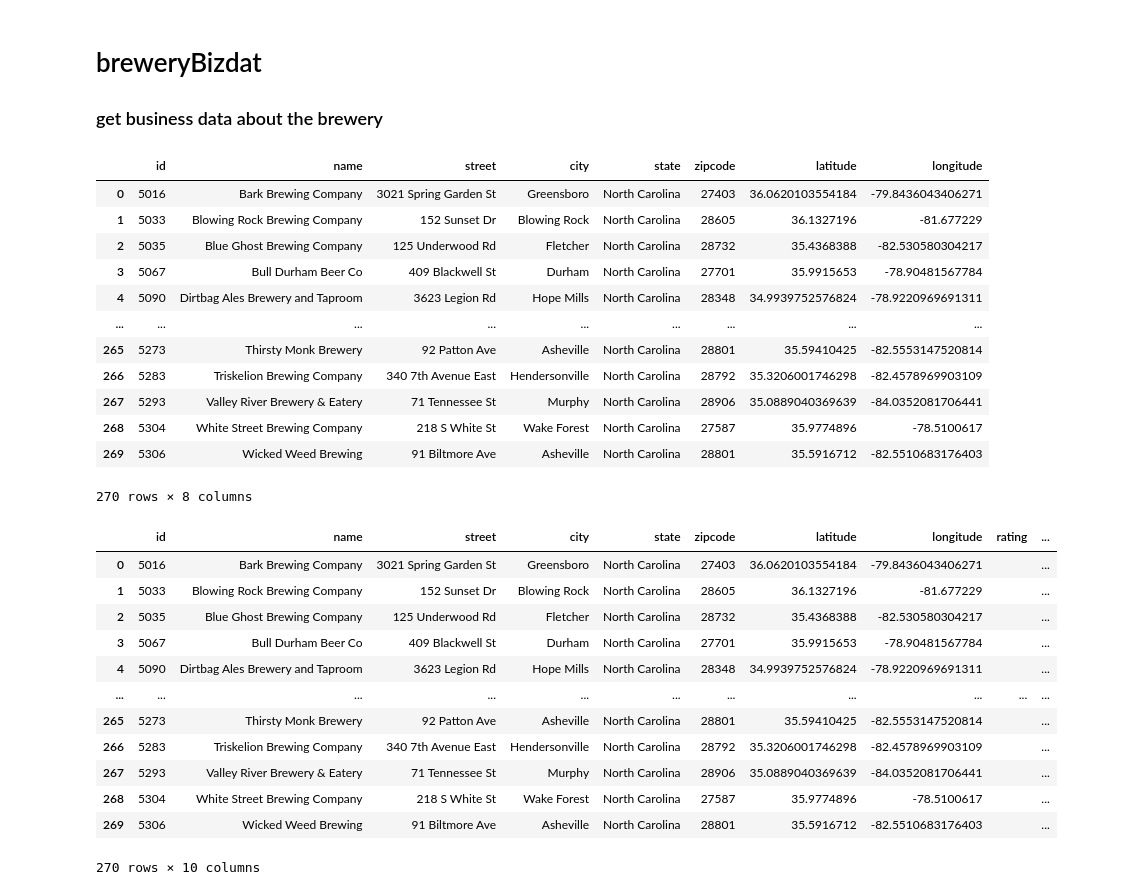
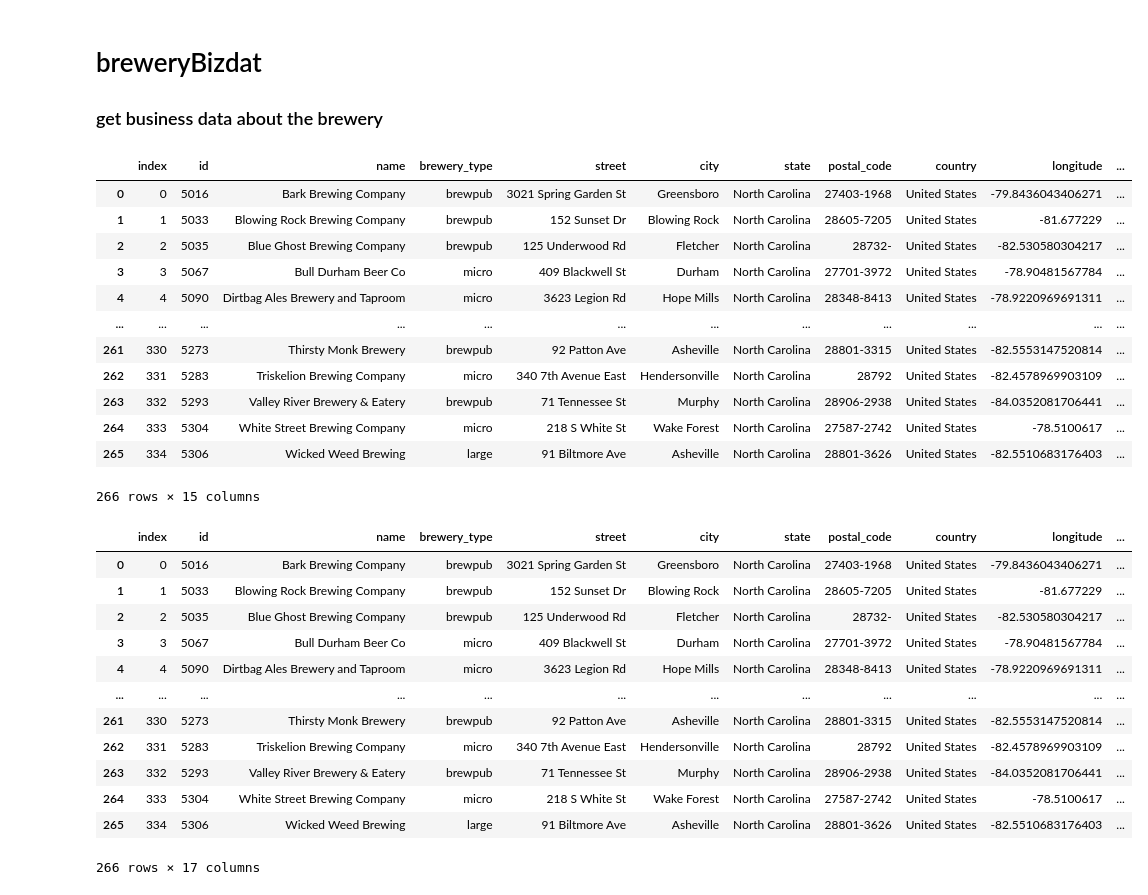
Before and after one commit to kodesiba/brew-venturing, a Jupyter notebook: dataCollection/breweryBizdat.ipynb, the cells around one changed output. Saved outputs shown, nothing was run; the diff lists cells and outputs as text; code cells hidden in the pictures.

```diff
--- a/dataCollection/breweryBizdat.ipynb
+++ b/dataCollection/breweryBizdat.ipynb
@@ -23,45 +23,45 @@ Base.prepare(engine, reflect=True)
 session = Session(engine)
 # %%
 #create dataframe
-brew_df = pd.read_sql_query("SELECT id, name, street, city, state, zipcode, latitude, longitude FROM breweries", con=engine)
+brew_df = pd.read_sql_query("SELECT * FROM breweries", con=engine)
 brew_df
 # %% [output]
-|  | id | name | street | city | state | zipcode | latitude | longitude |
-| 0 | 5016 | Bark Brewing Company | 3021 Spring Garden St | Greensboro | North Carolina | 27403 | 36.0620103554184 | -79.8436043406271 |
-| 1 | 5033 | Blowing Rock Brewing Company | 152 Sunset Dr | Blowing Rock | North Carolina | 28605 | 36.1327196 | -81.677229 |
-| 2 | 5035 | Blue Ghost Brewing Company | 125 Underwood Rd | Fletcher | North Carolina | 28732 | 35.4368388 | -82.530580304217 |
-| 3 | 5067 | Bull Durham Beer Co | 409 Blackwell St | Durham | North Carolina | 27701 | 35.9915653 | -78.90481567784 |
-| 4 | 5090 | Dirtbag Ales Brewery and Taproom | 3623 Legion Rd | Hope Mills | North Carolina | 28348 | 34.9939752576824 | -78.9220969691311 |
-| ... | ... | ... | ... | ... | ... | ... | ... | ... |
-| 265 | 5273 | Thirsty Monk Brewery | 92 Patton Ave | Asheville | North Carolina | 28801 | 35.59410425 | -82.5553147520814 |
-| 266 | 5283 | Triskelion Brewing Company | 340 7th Avenue East | Hendersonville | North Carolina | 28792 | 35.3206001746298 | -82.4578969903109 |
-| 267 | 5293 | Valley River Brewery & Eatery | 71 Tennessee St | Murphy | North Carolina | 28906 | 35.0889040369639 | -84.0352081706441 |
-| 268 | 5304 | White Street Brewing Company | 218 S White St | Wake Forest | North Carolina | 27587 | 35.9774896 | -78.5100617 |
-| 269 | 5306 | Wicked Weed Brewing | 91 Biltmore Ave | Asheville | North Carolina | 28801 | 35.5916712 | -82.5510683176403 |
+|  | index | id | name | brewery_type | street | city | state | postal_code | country | longitude | ... |
+| 0 | 0 | 5016 | Bark Brewing Company | brewpub | 3021 Spring Garden St | Greensboro | North Carolina | 27403-1968 | United States | -79.8436043406271 | ... |
+| 1 | 1 | 5033 | Blowing Rock Brewing Company | brewpub | 152 Sunset Dr | Blowing Rock | North Carolina | 28605-7205 | United States | -81.677229 | ... |
+| 2 | 2 | 5035 | Blue Ghost Brewing Company | brewpub | 125 Underwood Rd | Fletcher | North Carolina | 28732- | United States | -82.530580304217 | ... |
+| 3 | 3 | 5067 | Bull Durham Beer Co | micro | 409 Blackwell St | Durham | North Carolina | 27701-3972 | United States | -78.90481567784 | ... |
+| 4 | 4 | 5090 | Dirtbag Ales Brewery and Taproom | micro | 3623 Legion Rd | Hope Mills | North Carolina | 28348-8413 | United States | -78.9220969691311 | ... |
+| ... | ... | ... | ... | ... | ... | ... | ... | ... | ... | ... | ... |
+| 261 | 330 | 5273 | Thirsty Monk Brewery | brewpub | 92 Patton Ave | Asheville | North Carolina | 28801-3315 | United States | -82.5553147520814 | ... |
+| 262 | 331 | 5283 | Triskelion Brewing Company | micro | 340 7th Avenue East | Hendersonville | North Carolina | 28792 | United States | -82.4578969903109 | ... |
+| 263 | 332 | 5293 | Valley River Brewery & Eatery | brewpub | 71 Tennessee St | Murphy | North Carolina | 28906-2938 | United States | -84.0352081706441 | ... |
+| 264 | 333 | 5304 | White Street Brewing Company | micro | 218 S White St | Wake Forest | North Carolina | 27587-2742 | United States | -78.5100617 | ... |
+| 265 | 334 | 5306 | Wicked Weed Brewing | large | 91 Biltmore Ave | Asheville | North Carolina | 28801-3626 | United States | -82.5510683176403 | ... |
-270 rows × 8 columns
+266 rows × 15 columns
 # %%
 #set base url for api call
 base_url = "https://maps.googleapis.com/maps/api/place/textsearch/json"
 place_url = "https://maps.googleapis.com/maps/api/place/details/json"
 # %%
 #create columns for new data from api call
-brew_df['rating']=''
-brew_df['user_ratings_total']=''
+brew_df['google_rating']=''
+brew_df['google_numratings']=''
 brew_df
 # %% [output]
-|  | id | name | street | city | state | zipcode | latitude | longitude | rating | ... |
-| 0 | 5016 | Bark Brewing Company | 3021 Spring Garden St | Greensboro | North Carolina | 27403 | 36.0620103554184 | -79.8436043406271 |  | ... |
-| 1 | 5033 | Blowing Rock Brewing Company | 152 Sunset Dr | Blowing Rock | North Carolina | 28605 | 36.1327196 | -81.677229 |  | ... |
-| 2 | 5035 | Blue Ghost Brewing Company | 125 Underwood Rd | Fletcher | North Carolina | 28732 | 35.4368388 | -82.530580304217 |  | ... |
-| 3 | 5067 | Bull Durham Beer Co | 409 Blackwell St | Durham | North Carolina | 27701 | 35.9915653 | -78.90481567784 |  | ... |
-| 4 | 5090 | Dirtbag Ales Brewery and Taproom | 3623 Legion Rd | Hope Mills | North Carolina | 28348 | 34.9939752576824 | -78.9220969691311 |  | ... |
-| ... | ... | ... | ... | ... | ... | ... | ... | ... | ... | ... |
-| 265 | 5273 | Thirsty Monk Brewery | 92 Patton Ave | Asheville | North Carolina | 28801 | 35.59410425 | -82.5553147520814 |  | ... |
-| 266 | 5283 | Triskelion Brewing Company | 340 7th Avenue East | Hendersonville | North Carolina | 28792 | 35.3206001746298 | -82.4578969903109 |  | ... |
-| 267 | 5293 | Valley River Brewery & Eatery | 71 Tennessee St | Murphy | North Carolina | 28906 | 35.0889040369639 | -84.0352081706441 |  | ... |
-| 268 | 5304 | White Street Brewing Company | 218 S White St | Wake Forest | North Carolina | 27587 | 35.9774896 | -78.5100617 |  | ... |
-| 269 | 5306 | Wicked Weed Brewing | 91 Biltmore Ave | Asheville | North Carolina | 28801 | 35.5916712 | -82.5510683176403 |  | ... |
+|  | index | id | name | brewery_type | street | city | state | postal_code | country | longitude | ... |
+| 0 | 0 | 5016 | Bark Brewing Company | brewpub | 3021 Spring Garden St | Greensboro | North Carolina | 27403-1968 | United States | -79.8436043406271 | ... |
+| 1 | 1 | 5033 | Blowing Rock Brewing Company | brewpub | 152 Sunset Dr | Blowing Rock | North Carolina | 28605-7205 | United States | -81.677229 | ... |
+| 2 | 2 | 5035 | Blue Ghost Brewing Company | brewpub | 125 Underwood Rd | Fletcher | North Carolina | 28732- | United States | -82.530580304217 | ... |
+| 3 | 3 | 5067 | Bull Durham Beer Co | micro | 409 Blackwell St | Durham | North Carolina | 27701-3972 | United States | -78.90481567784 | ... |
+| 4 | 4 | 5090 | Dirtbag Ales Brewery and Taproom | micro | 3623 Legion Rd | Hope Mills | North Carolina | 28348-8413 | United States | -78.9220969691311 | ... |
+| ... | ... | ... | ... | ... | ... | ... | ... | ... | ... | ... | ... |
+| 261 | 330 | 5273 | Thirsty Monk Brewery | brewpub | 92 Patton Ave | Asheville | North Carolina | 28801-3315 | United States | -82.5553147520814 | ... |
+| 262 | 331 | 5283 | Triskelion Brewing Company | micro | 340 7th Avenue East | Hendersonville | North Carolina | 28792 | United States | -82.4578969903109 | ... |
+| 263 | 332 | 5293 | Valley River Brewery & Eatery | brewpub | 71 Tennessee St | Murphy | North Carolina | 28906-2938 | United States | -84.0352081706441 | ... |
+| 264 | 333 | 5304 | White Street Brewing Company | micro | 218 S White St | Wake Forest | North Carolina | 27587-2742 | United States | -78.5100617 | ... |
+| 265 | 334 | 5306 | Wicked Weed Brewing | large | 91 Biltmore Ave | Asheville | North Carolina | 28801-3626 | United States | -82.5510683176403 | ... |
-270 rows × 10 columns
+266 rows × 17 columns
 # %%
 #hit google places api
 
```
Also changed, not shown: parts of 4 cells of this notebook, 4 other files.
